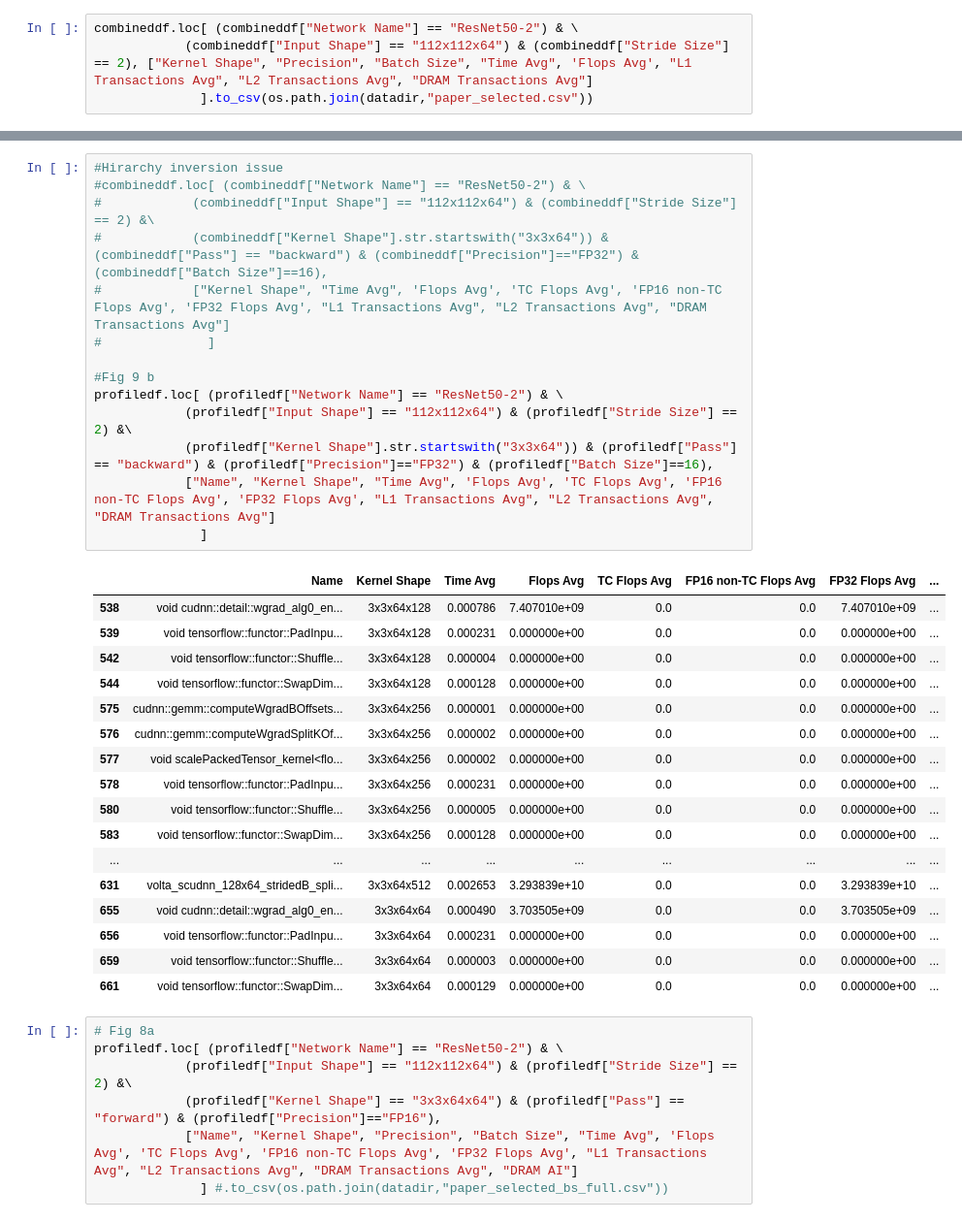
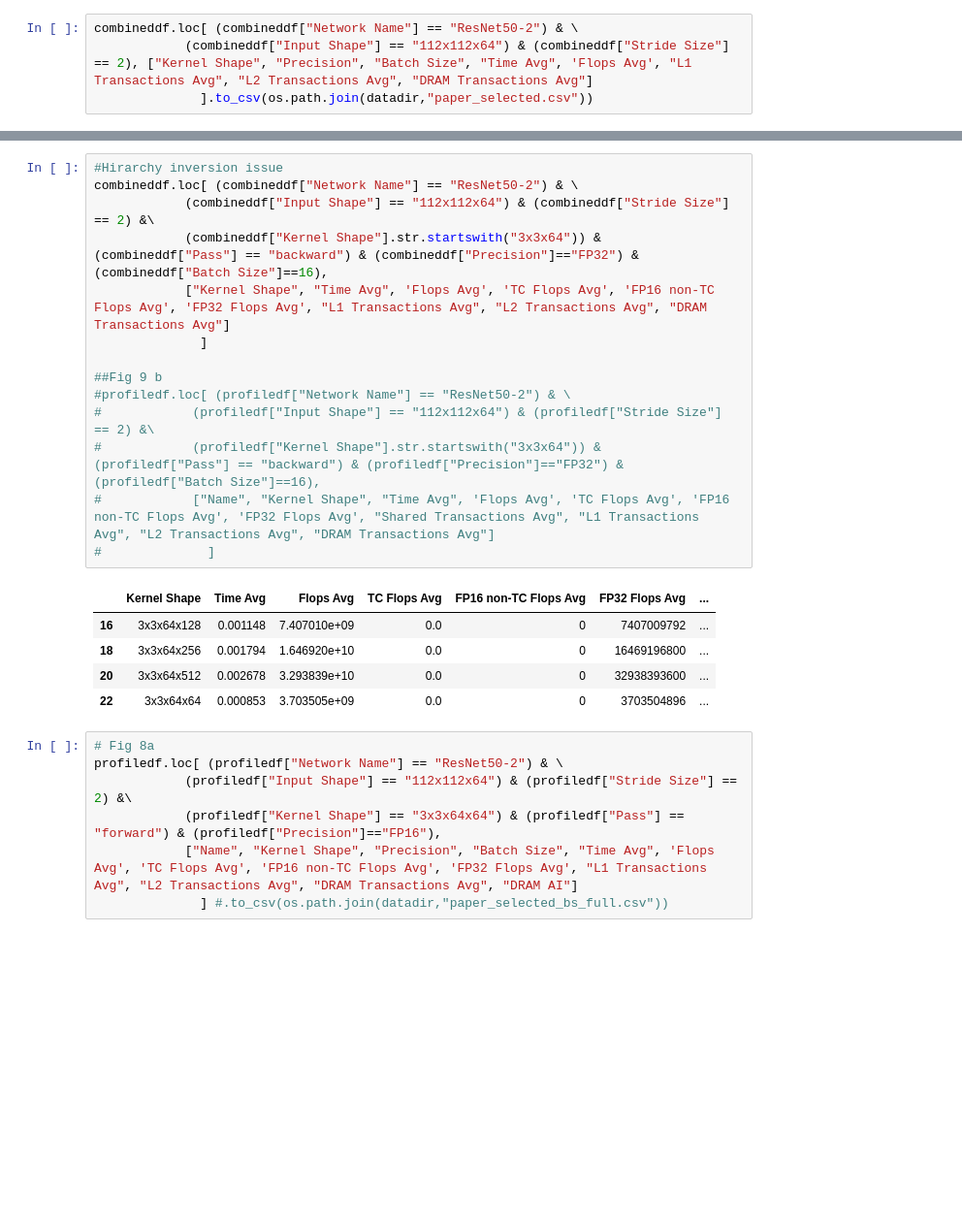
Before and after one commit to NERSC/tf-perf-kernels, a Jupyter notebook: investigate.ipynb, the cells around one changed output, grey strips where cells are left out. Shown at 97% size. Saved outputs shown, nothing was run; the diff lists cells and outputs as text; blank space fills up the shorter version.

```diff
--- a/investigate.ipynb
+++ b/investigate.ipynb
@@ -47,35 +38,23 @@ combineddf.loc[ (combineddf["Network Name"] == "ResNet50-2") & \
 # %%
 #Hirarchy inversion issue
-#combineddf.loc[ (combineddf["Network Name"] == "ResNet50-2") & \
-#            (combineddf["Input Shape"] == "112x112x64") & (combineddf["Stride Size"] == 2) &\
-#            (combineddf["Kernel Shape"].str.startswith("3x3x64")) & (combineddf["Pass"] == "backward") & (combineddf["Precision"]=="FP32") & (combineddf["Batch Size"]==16),
-#            ["Kernel Shape", "Time Avg", 'Flops Avg', 'TC Flops Avg', 'FP16 non-TC Flops Avg', 'FP32 Flops Avg', "L1 Transactions Avg", "L2 Transactions Avg", "DRAM Transactions Avg"]
+combineddf.loc[ (combineddf["Network Name"] == "ResNet50-2") & \
+            (combineddf["Input Shape"] == "112x112x64") & (combineddf["Stride Size"] == 2) &\
+            (combineddf["Kernel Shape"].str.startswith("3x3x64")) & (combineddf["Pass"] == "backward") & (combineddf["Precision"]=="FP32") & (combineddf["Batch Size"]==16),
+            ["Kernel Shape", "Time Avg", 'Flops Avg', 'TC Flops Avg', 'FP16 non-TC Flops Avg', 'FP32 Flops Avg', "L1 Transactions Avg", "L2 Transactions Avg", "DRAM Transactions Avg"]
+              ]
+
+##Fig 9 b
+#profiledf.loc[ (profiledf["Network Name"] == "ResNet50-2") & \
+#            (profiledf["Input Shape"] == "112x112x64") & (profiledf["Stride Size"] == 2) &\
+#            (profiledf["Kernel Shape"].str.startswith("3x3x64")) & (profiledf["Pass"] == "backward") & (profiledf["Precision"]=="FP32") & (profiledf["Batch Size"]==16),
+#            ["Name", "Kernel Shape", "Time Avg", 'Flops Avg', 'TC Flops Avg', 'FP16 non-TC Flops Avg', 'FP32 Flops Avg', "Shared Transactions Avg", "L1 Transactions Avg", "L2 Transactions Avg", "DRAM Transactions Avg"]
 #              ]
-
-#Fig 9 b
-profiledf.loc[ (profiledf["Network Name"] == "ResNet50-2") & \
-            (profiledf["Input Shape"] == "112x112x64") & (profiledf["Stride Size"] == 2) &\
-            (profiledf["Kernel Shape"].str.startswith("3x3x64")) & (profiledf["Pass"] == "backward") & (profiledf["Precision"]=="FP32") & (profiledf["Batch Size"]==16),
-            ["Name", "Kernel Shape", "Time Avg", 'Flops Avg', 'TC Flops Avg', 'FP16 non-TC Flops Avg', 'FP32 Flops Avg', "L1 Transactions Avg", "L2 Transactions Avg", "DRAM Transactions Avg"]
-              ]
 # %% [output]
-|  | Name | Kernel Shape | Time Avg | Flops Avg | TC Flops Avg | FP16 non-TC Flops Avg | FP32 Flops Avg | ... |
-| 538 | void cudnn::detail::wgrad_alg0_en... | 3x3x64x128 | 0.000786 | 7.407010e+09 | 0.0 | 0.0 | 7.407010e+09 | ... |
-| 539 | void tensorflow::functor::PadInpu... | 3x3x64x128 | 0.000231 | 0.000000e+00 | 0.0 | 0.0 | 0.000000e+00 | ... |
-| 542 | void tensorflow::functor::Shuffle... | 3x3x64x128 | 0.000004 | 0.000000e+00 | 0.0 | 0.0 | 0.000000e+00 | ... |
-| 544 | void tensorflow::functor::SwapDim... | 3x3x64x128 | 0.000128 | 0.000000e+00 | 0.0 | 0.0 | 0.000000e+00 | ... |
-| 575 | cudnn::gemm::computeWgradBOffsets... | 3x3x64x256 | 0.000001 | 0.000000e+00 | 0.0 | 0.0 | 0.000000e+00 | ... |
-| 576 | cudnn::gemm::computeWgradSplitKOf... | 3x3x64x256 | 0.000002 | 0.000000e+00 | 0.0 | 0.0 | 0.000000e+00 | ... |
-| 577 | void scalePackedTensor_kernel<flo... | 3x3x64x256 | 0.000002 | 0.000000e+00 | 0.0 | 0.0 | 0.000000e+00 | ... |
-| 578 | void tensorflow::functor::PadInpu... | 3x3x64x256 | 0.000231 | 0.000000e+00 | 0.0 | 0.0 | 0.000000e+00 | ... |
-| 580 | void tensorflow::functor::Shuffle... | 3x3x64x256 | 0.000005 | 0.000000e+00 | 0.0 | 0.0 | 0.000000e+00 | ... |
-| 583 | void tensorflow::functor::SwapDim... | 3x3x64x256 | 0.000128 | 0.000000e+00 | 0.0 | 0.0 | 0.000000e+00 | ... |
-| ... | ... | ... | ... | ... | ... | ... | ... | ... |
-| 631 | volta_scudnn_128x64_stridedB_spli... | 3x3x64x512 | 0.002653 | 3.293839e+10 | 0.0 | 0.0 | 3.293839e+10 | ... |
-| 655 | void cudnn::detail::wgrad_alg0_en... | 3x3x64x64 | 0.000490 | 3.703505e+09 | 0.0 | 0.0 | 3.703505e+09 | ... |
-| 656 | void tensorflow::functor::PadInpu... | 3x3x64x64 | 0.000231 | 0.000000e+00 | 0.0 | 0.0 | 0.000000e+00 | ... |
-| 659 | void tensorflow::functor::Shuffle... | 3x3x64x64 | 0.000003 | 0.000000e+00 | 0.0 | 0.0 | 0.000000e+00 | ... |
-| 661 | void tensorflow::functor::SwapDim... | 3x3x64x64 | 0.000129 | 0.000000e+00 | 0.0 | 0.0 | 0.000000e+00 | ... |
+|  | Kernel Shape | Time Avg | Flops Avg | TC Flops Avg | FP16 non-TC Flops Avg | FP32 Flops Avg | ... |
+| 16 | 3x3x64x128 | 0.001148 | 7.407010e+09 | 0.0 | 0 | 7407009792 | ... |
+| 18 | 3x3x64x256 | 0.001794 | 1.646920e+10 | 0.0 | 0 | 16469196800 | ... |
+| 20 | 3x3x64x512 | 0.002678 | 3.293839e+10 | 0.0 | 0 | 32938393600 | ... |
+| 22 | 3x3x64x64 | 0.000853 | 3.703505e+09 | 0.0 | 0 | 3703504896 | ... |
 # %%
 # Fig 8a
 profiledf.loc[ (profiledf["Network Name"] == "ResNet50-2") & \
```
Also changed, not shown: parts of 2 cells of this notebook, 3 other files.
